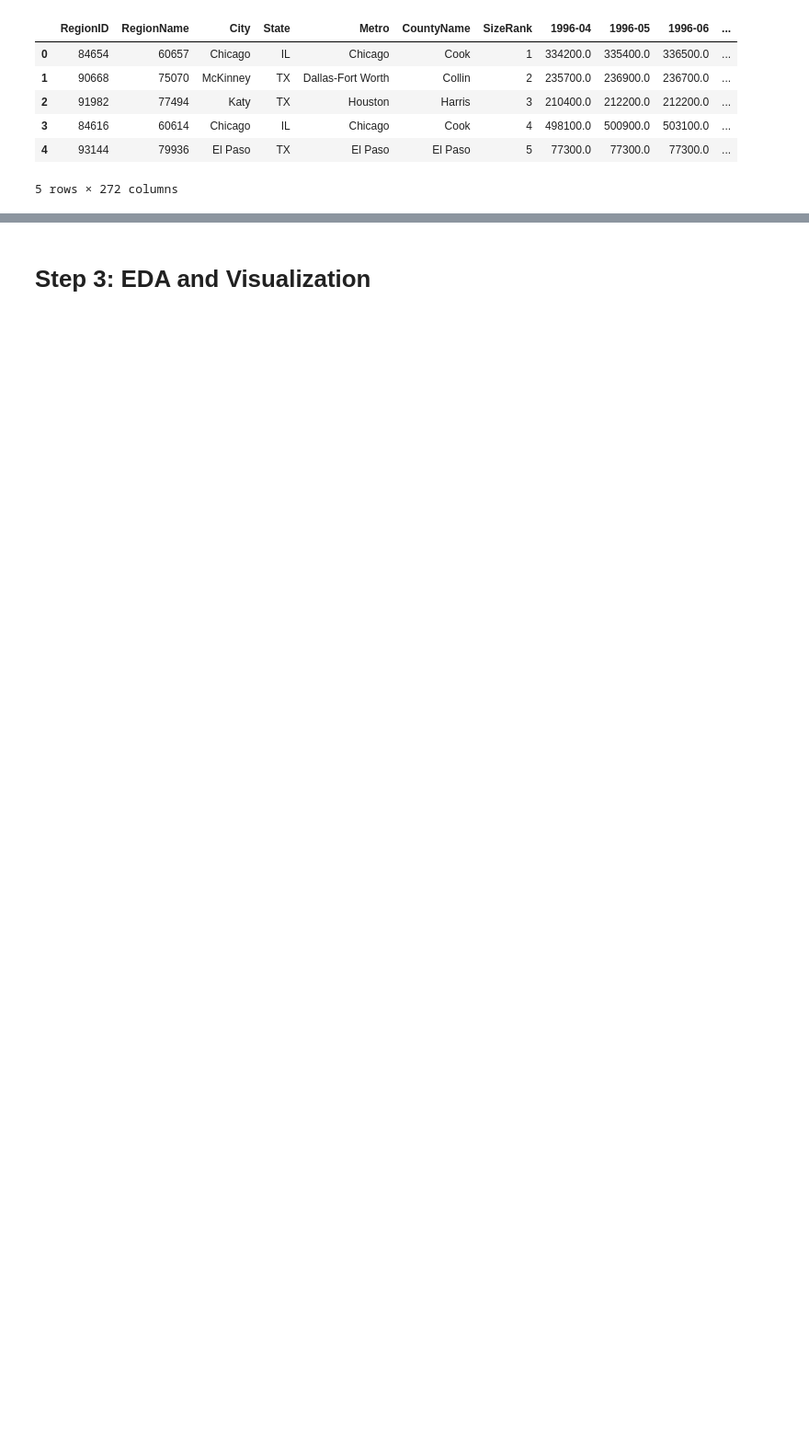
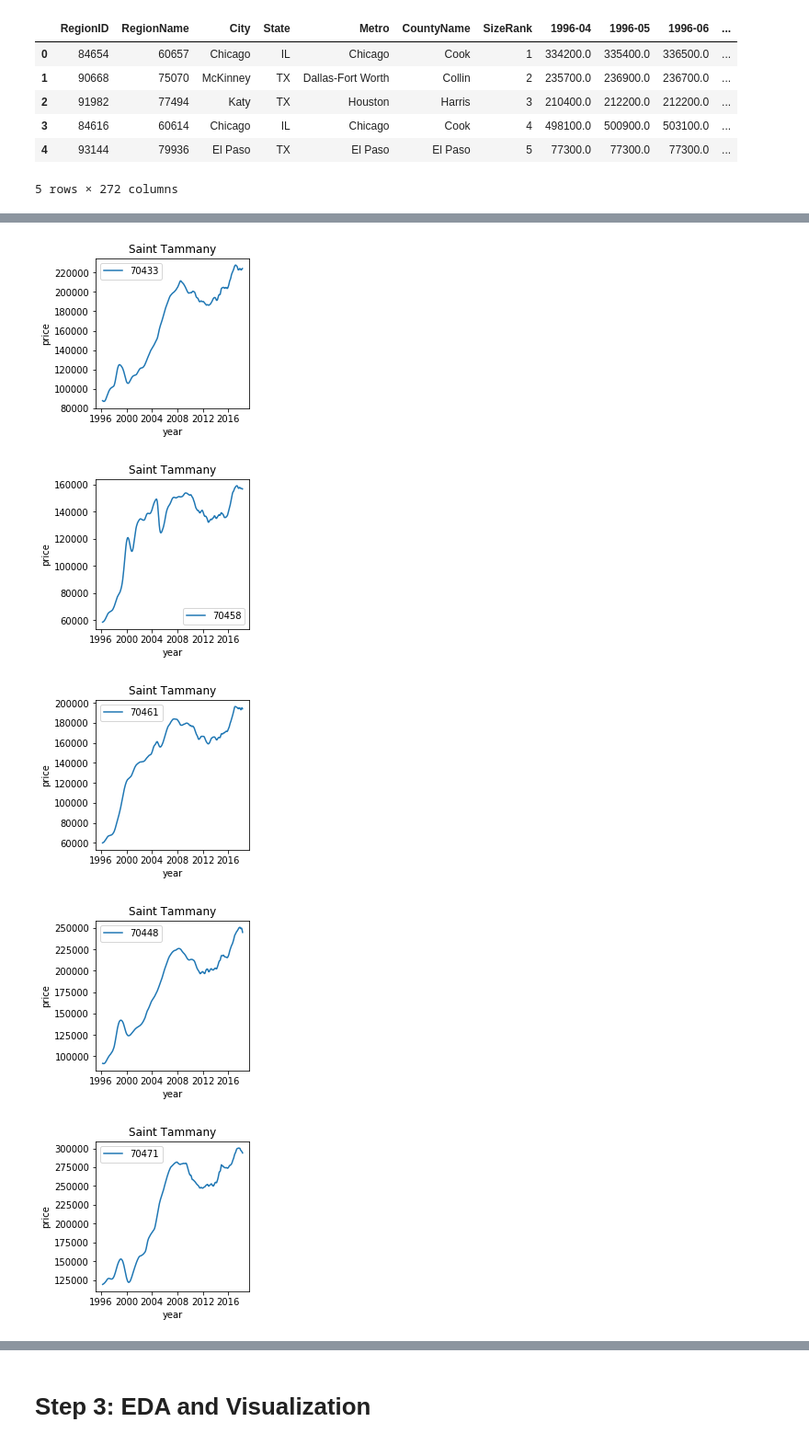
Before and after one commit to laurenliz22/Module_4_Project, a Jupyter notebook: dsc-mod-4-project-online-ds-ft-081219/mod_4_starter_notebook.ipynb, the cells around one changed output, grey strips where cells are left out. Shown: that part at 92% size. Drawn from its saved outputs; the diff is of its cells as text; code cells hidden in the pictures; blank space fills up the shorter version.

```diff
--- a/dsc-mod-4-project-online-ds-ft-081219/mod_4_starter_notebook.ipynb
+++ b/dsc-mod-4-project-online-ds-ft-081219/mod_4_starter_notebook.ipynb
@@ -73,0 +201,8 @@ def get_datetimes(df):
+# %%
+graph('Saint Tammany')
+# %% [output]
+[figure, added]
+[figure, added]
+[figure, added]
+[figure, added]
+[figure, added]
```
Also changed, not shown: parts of 55 cells of this notebook, 5 other files.
